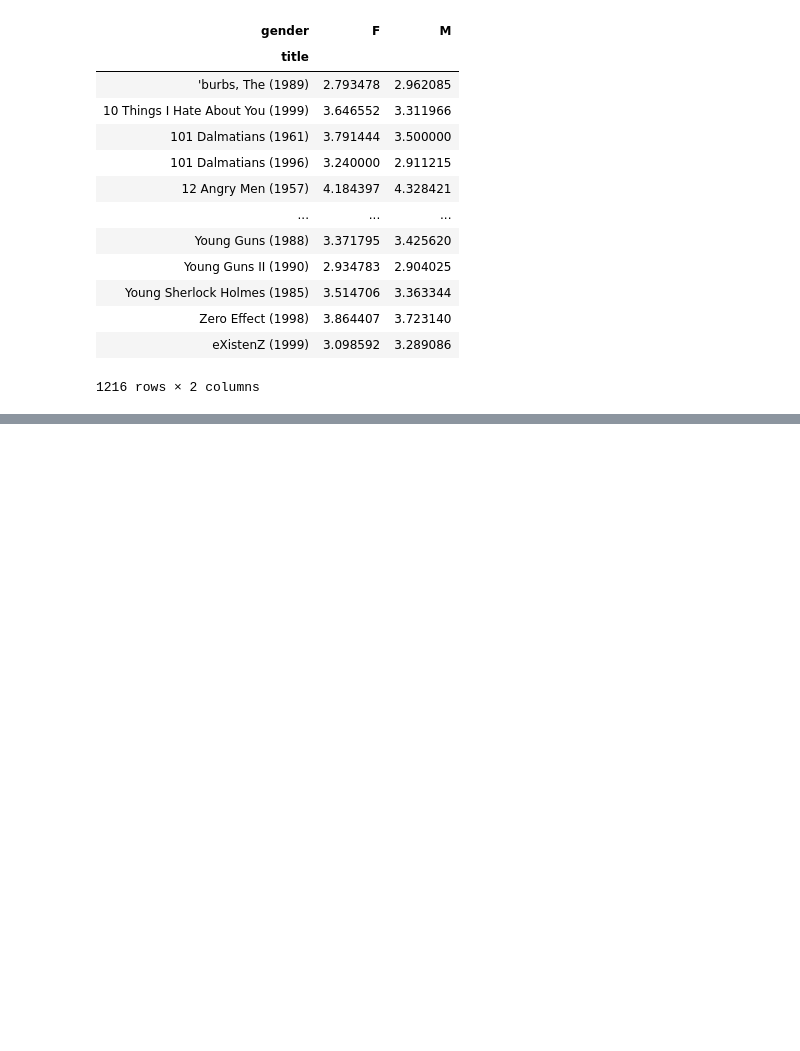
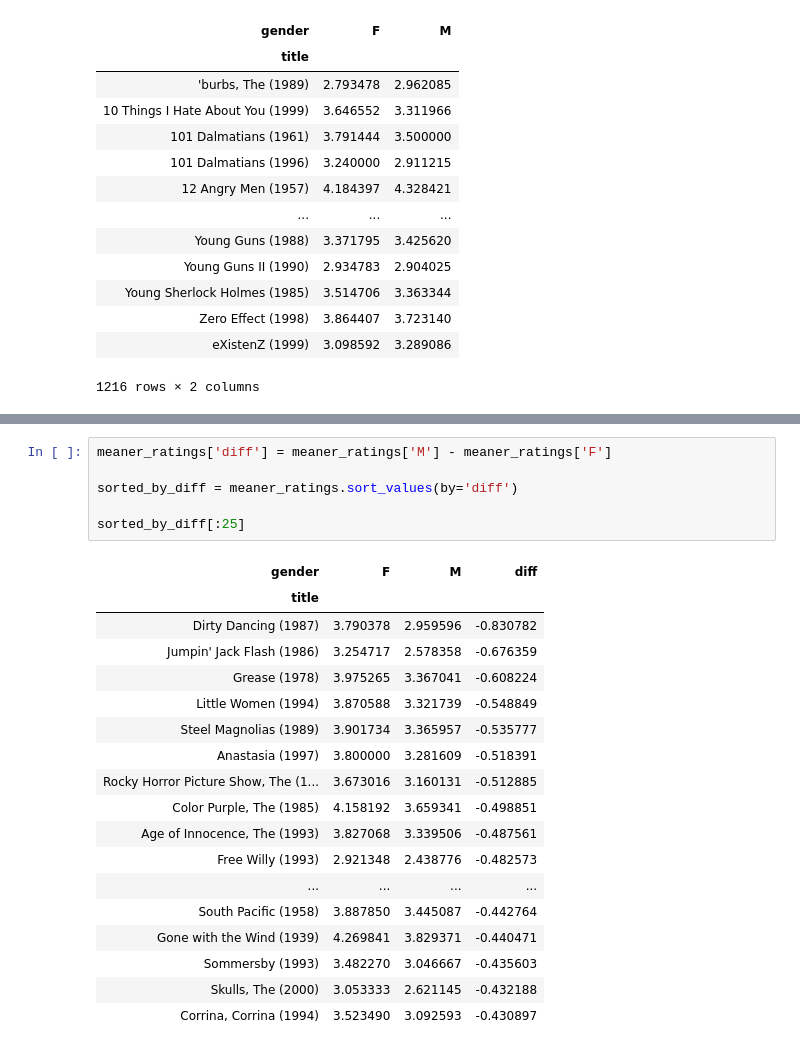
Before and after one commit to Bourbonplaytime/Python-Movie-Stats, a Jupyter notebook: movie-stats.ipynb, the cells around one changed output, grey strips where cells are left out. Cells and saved outputs as stored; diff of their text form; blank space fills up the shorter version.

Commit message:
Continued analysis largely along gender lines

```diff
--- a/movie-stats.ipynb
+++ b/movie-stats.ipynb
@@ -147,0 +170,25 @@ top_female_ratings[:10]
+# %%
+meaner_ratings['diff'] = meaner_ratings['M'] - meaner_ratings['F']
+
+sorted_by_diff = meaner_ratings.sort_values(by='diff')
+
+sorted_by_diff[:25]
+# %% [output]
+| gender | F | M | diff |
+| title |  |  |  |
+| Dirty Dancing (1987) | 3.790378 | 2.959596 | -0.830782 |
+| Jumpin' Jack Flash (1986) | 3.254717 | 2.578358 | -0.676359 |
+| Grease (1978) | 3.975265 | 3.367041 | -0.608224 |
+| Little Women (1994) | 3.870588 | 3.321739 | -0.548849 |
+| Steel Magnolias (1989) | 3.901734 | 3.365957 | -0.535777 |
+| Anastasia (1997) | 3.800000 | 3.281609 | -0.518391 |
+| Rocky Horror Picture Show, The (1... | 3.673016 | 3.160131 | -0.512885 |
+| Color Purple, The (1985) | 4.158192 | 3.659341 | -0.498851 |
+| Age of Innocence, The (1993) | 3.827068 | 3.339506 | -0.487561 |
+| Free Willy (1993) | 2.921348 | 2.438776 | -0.482573 |
+| ... | ... | ... | ... |
+| South Pacific (1958) | 3.887850 | 3.445087 | -0.442764 |
+| Gone with the Wind (1939) | 4.269841 | 3.829371 | -0.440471 |
+| Sommersby (1993) | 3.482270 | 3.046667 | -0.435603 |
+| Skulls, The (2000) | 3.053333 | 2.621145 | -0.432188 |
+| Corrina, Corrina (1994) | 3.523490 | 3.092593 | -0.430897 |
```
Also changed, not shown: parts of 6 cells of this notebook.
